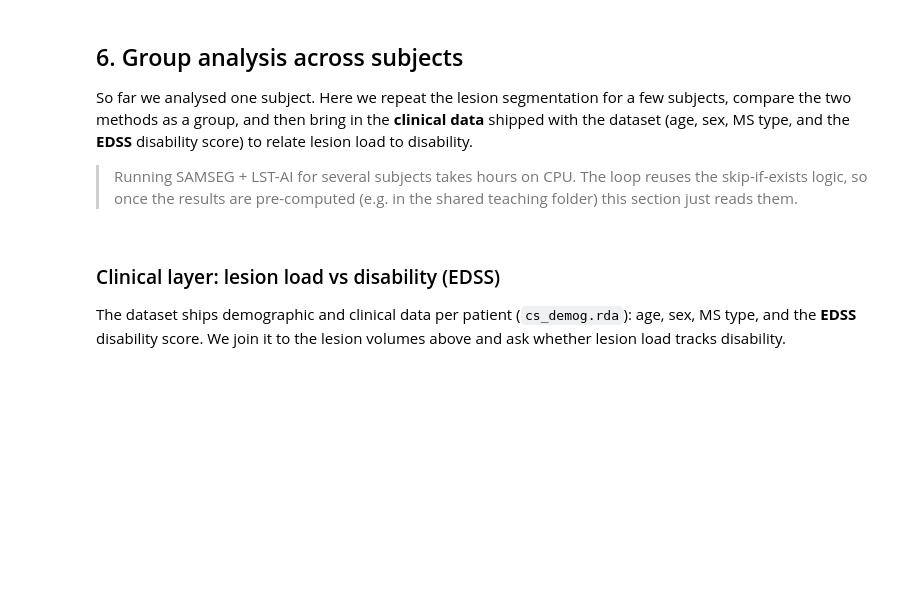
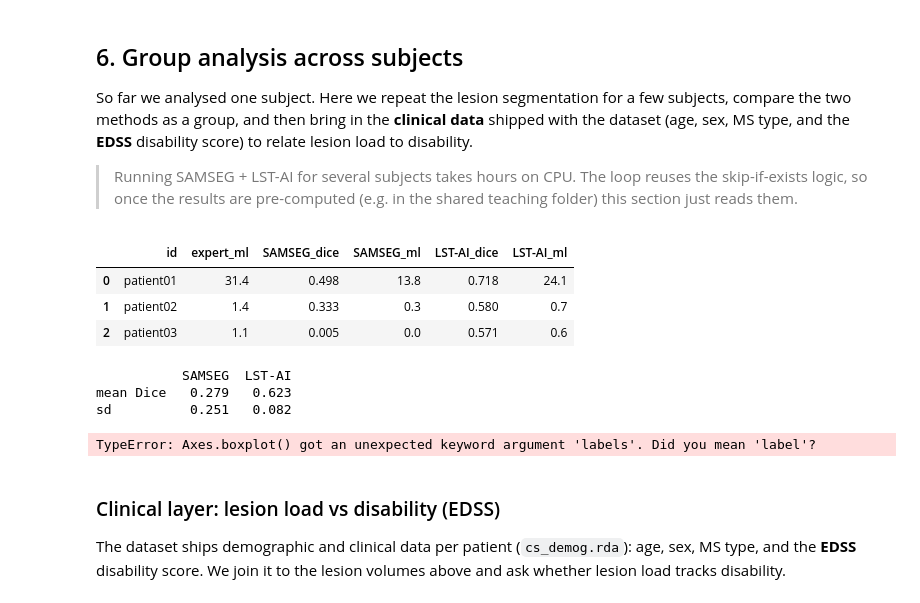
Before and after one commit to micmas/neurodesk-ms-workshop, a Jupyter notebook: workflows/ms_workshop.ipynb, the cells around one changed output. Saved outputs shown, nothing was run; the diff lists cells and outputs as text; code cells hidden in the pictures; blank space fills up the shorter version.

```diff
--- a/workflows/ms_workshop.ipynb
+++ b/workflows/ms_workshop.ipynb
@@ -186,7 +177,7 @@ print(f'{len(patients)} cross-sectional patients under {cs_root.name}/')
 
 # Default subject: pin a name, or auto-pick the first with T1 + FLAIR + expert mask
 # so every step (segmentation, Dice, viewers) runs fully.
-SUBJECT = None   # e.g. 'patient01' to force one; None = auto-select a complete subject
+SUBJECT = 'patient03'   # e.g. 'patient01' to force one; None = auto-select a complete subject
 if SUBJECT:
     subj = cs_root / SUBJECT
 else:
@@ -494,7 +473,7 @@ So far we analysed one subject. Here we repeat the lesion segmentation for a few
 > Running SAMSEG + LST-AI for several subjects takes hours on CPU. The loop reuses the skip-if-exists logic, so once the results are pre-computed (e.g. in the shared teaching folder) this section just reads them.
 # %%
 # Process the first few subjects, reusing any results that already exist.
-N_SUBJECTS = 5
+N_SUBJECTS = 3
 
 def sh(cmd):
     subprocess.run(cmd, shell=True, check=False)
@@ -516,33 +495,38 @@ def process_subject(pdir):
     sam = OUT / name / 'samseg'
     if not have(sam / 'seg.mgz'):
         sam.mkdir(parents=True, exist_ok=True)
         with timed(f'SAMSEG {name}'):
             sh(f'run_samseg --input {t1} {flair} --lesion --lesion-mask-pattern 0 1 --threads 4 --output {sam}')
     sam_les = sam / 'lesions.nii.gz'
     if not have(sam_les):
         sh(f'mri_binarize --i {sam}/seg.mgz --match 99 --o {sam_les}')
 
     # LST-AI (run if missing, else reuse)
     lst = OUT / name / 'lst_ai'; lsttmp = OUT / name / 'lst_ai_tmp'
     if not any(lst.glob('*.nii.gz')):
         lst.mkdir(parents=True, exist_ok=True); lsttmp.mkdir(parents=True, exist_ok=True)
         with timed(f'LST-AI {name}'):
             sh(f'lst --t1 {t1} --flair {flair} --output {lst} --temp {lsttmp} --device cpu')
     lst_seg = grab(lst, 'seg') or grab(lst, 'lesion') or next(iter(sorted(lst.glob('*.nii.gz'))), None)
 
     # metrics: Dice in expert space, volume from each native mask
     gt_img = nib.load(str(gt)); gt_d = gt_img.get_fdata() > 0
     row = {'id': name, 'expert_ml': round(volume_ml(gt_d, gt_img), 1)}
     for method, mpath in [('SAMSEG', sam_les), ('LST-AI', lst_seg)]:
         m_img = nib.load(str(mpath)); m_d = m_img.get_fdata() > 0
         m_in_gt = resample_to_img(str(mpath), gt_img, interpolation='nearest').get_fdata() > 0
         row[method + '_dice'] = round(dice(m_in_gt, gt_d), 3)
         row[method + '_ml']   = round(volume_ml(m_d, m_img), 1)
     return row
 
 rows = [process_subject(p) for p in patients[:N_SUBJECTS]]
 group = pd.DataFrame(rows)
 group
+# %% [output]
+|  | id | expert_ml | SAMSEG_dice | SAMSEG_ml | LST-AI_dice | LST-AI_ml |
+| 0 | patient01 | 31.4 | 0.498 | 13.8 | 0.718 | 24.1 |
+| 1 | patient02 | 1.4 | 0.333 | 0.3 | 0.580 | 0.7 |
+| 2 | patient03 | 1.1 | 0.005 | 0.0 | 0.571 | 0.6 |
 # %%
 # Group comparison: mean Dice per method, plus a boxplot across subjects.
 summary = pd.DataFrame({
@@ -558,6 +542,11 @@ for i, col in enumerate(['SAMSEG_dice', 'LST-AI_dice'], start=1):
 ax.set_ylabel('Dice vs expert')
 ax.set_title(f'Lesion segmentation accuracy (n={len(group)})')
 plt.show()
+# %% [output]
+           SAMSEG  LST-AI
+mean Dice   0.279   0.623
+sd          0.251   0.082
+TypeError: Axes.boxplot() got an unexpected keyword argument 'labels'. Did you mean 'label'?
 # %% [markdown]
 ### Clinical layer: lesion load vs disability (EDSS)
 
```
Also changed, not shown: parts of 10 cells of this notebook.
